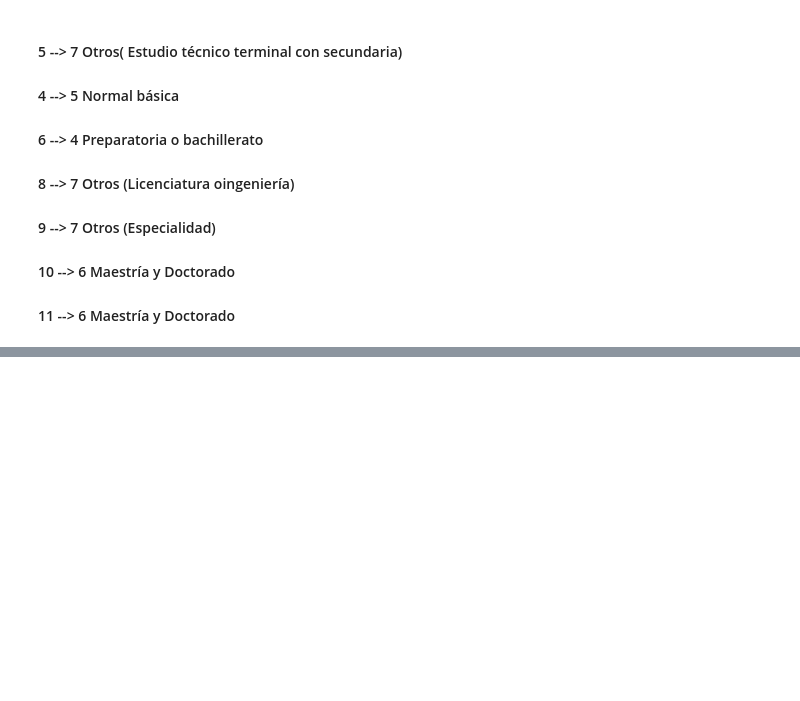
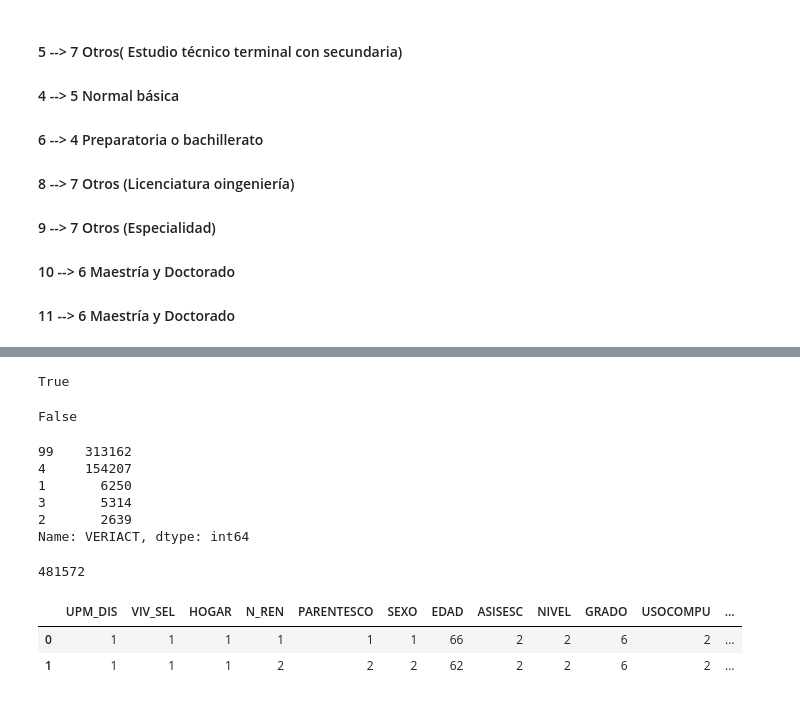
Before and after one commit to HectorCeja/ETL-extract-transform-load, a Jupyter notebook: data_cleaning_residentes_2017.ipynb, the cells around one changed output, grey strips where cells are left out. Cells and saved outputs as stored; diff of their text form; code cells hidden in the pictures; blank space fills up the shorter version.

```diff
--- a/data_cleaning_residentes_2017.ipynb
+++ b/data_cleaning_residentes_2017.ipynb
@@ -385,0 +678,4 @@ df.NIVEL.value_counts()
+# %%
+df.CONDACT = df.CONDACT.astype('str')
+df.CONDACT.replace({'nan':'99'}, inplace=True)
+df.CONDACT = df.CONDACT.astype('float').astype('int64')
@@ -385,0 +718,31 @@ df.NIVEL.value_counts()
+# %%
+df.isnull().VERIACT.any()
+# %% [output]
+True
+# %%
+df.VERIACT = df.VERIACT.astype('str')
+df.VERIACT.replace({'nan':'99'}, inplace=True)
+df.VERIACT = df.VERIACT.astype('float').astype('int64')
+# %%
+df.isnull().VERIACT.any()
+# %% [output]
+False
+# %%
+df.VERIACT.value_counts()
+# %% [output]
+99    313162
+4     154207
+1       6250
+3       5314
+2       2639
+Name: VERIACT, dtype: int64
+# %%
+df.VERIACT.value_counts().sum()
+# %% [output]
+481572
+# %%
+df.head(2)
+# %% [output]
+|  | UPM_DIS | VIV_SEL | HOGAR | N_REN | PARENTESCO | SEXO | EDAD | ASISESC | NIVEL | GRADO | USOCOMPU | ... |
+| 0 | 1 | 1 | 1 | 1 | 1 | 1 | 66 | 2 | 2 | 6 | 2 | ... |
+| 1 | 1 | 1 | 1 | 2 | 2 | 2 | 62 | 2 | 2 | 6 | 2 | ... |
```
Also changed, not shown: parts of 86 cells of this notebook, 1 other file.
